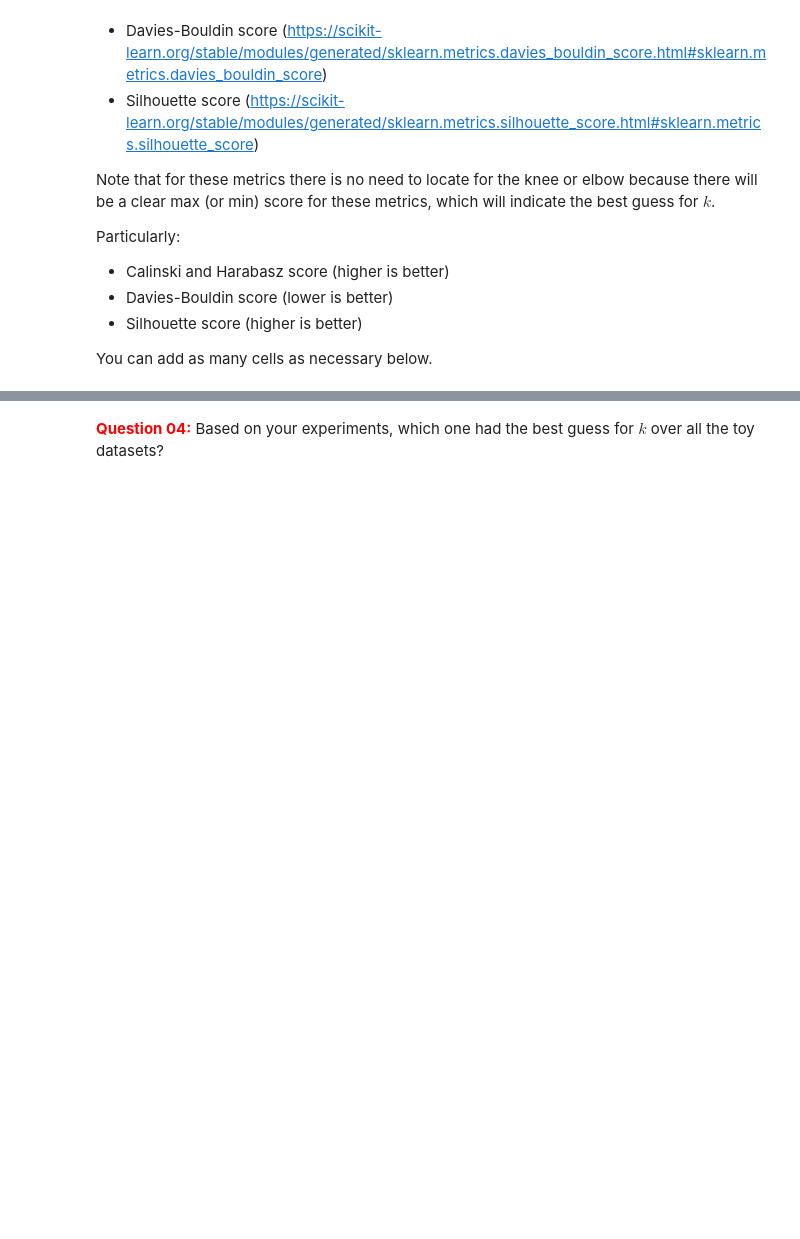
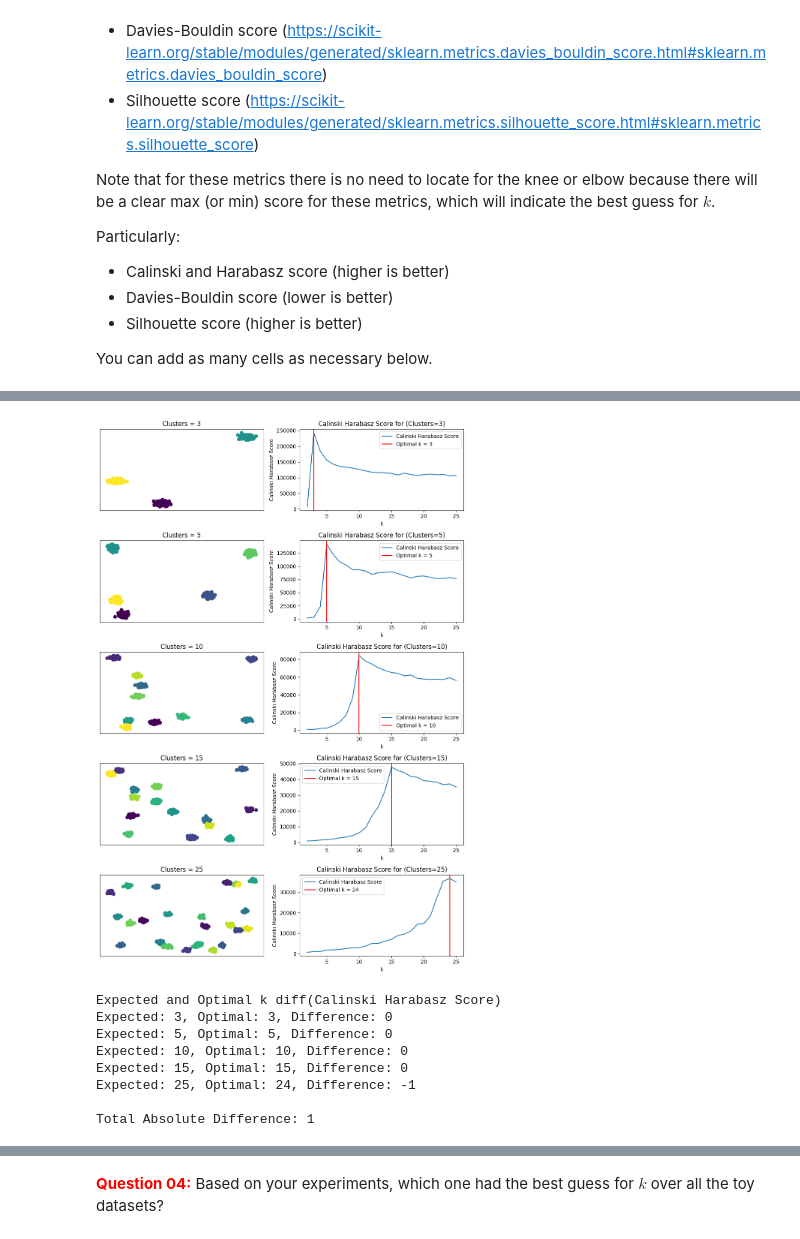
Before and after one commit to ningerdinger/KTAI1, a Jupyter notebook: Keytopics/Assignment1/1.3 - Machine Learning/1.3 - Machine Learning.ipynb, the cells around one changed output, grey strips where cells are left out. Cells and saved outputs as stored; diff of their text form; code cells hidden in the pictures; blank space fills up the shorter version.

```diff
--- a/Keytopics/Assignment1/1.3 - Machine Learning/1.3 - Machine Learning.ipynb
+++ b/Keytopics/Assignment1/1.3 - Machine Learning/1.3 - Machine Learning.ipynb
@@ -932 +958,13 @@ plt.show()
+# %%
+evaluate_models(metrics.calinski_harabasz_score, "Calinski Harabasz Score", np.argmax)
+# %% [output]
+[figure, added]
+Expected and Optimal k diff(Calinski Harabasz Score)
+Expected: 3, Optimal: 3, Difference: 0
+Expected: 5, Optimal: 5, Difference: 0
+Expected: 10, Optimal: 10, Difference: 0
+Expected: 15, Optimal: 15, Difference: 0
+Expected: 25, Optimal: 24, Difference: -1
+
+Total Absolute Difference: 1
 # %%
```
Also changed, not shown: parts of 7 cells of this notebook, 2 other files.
